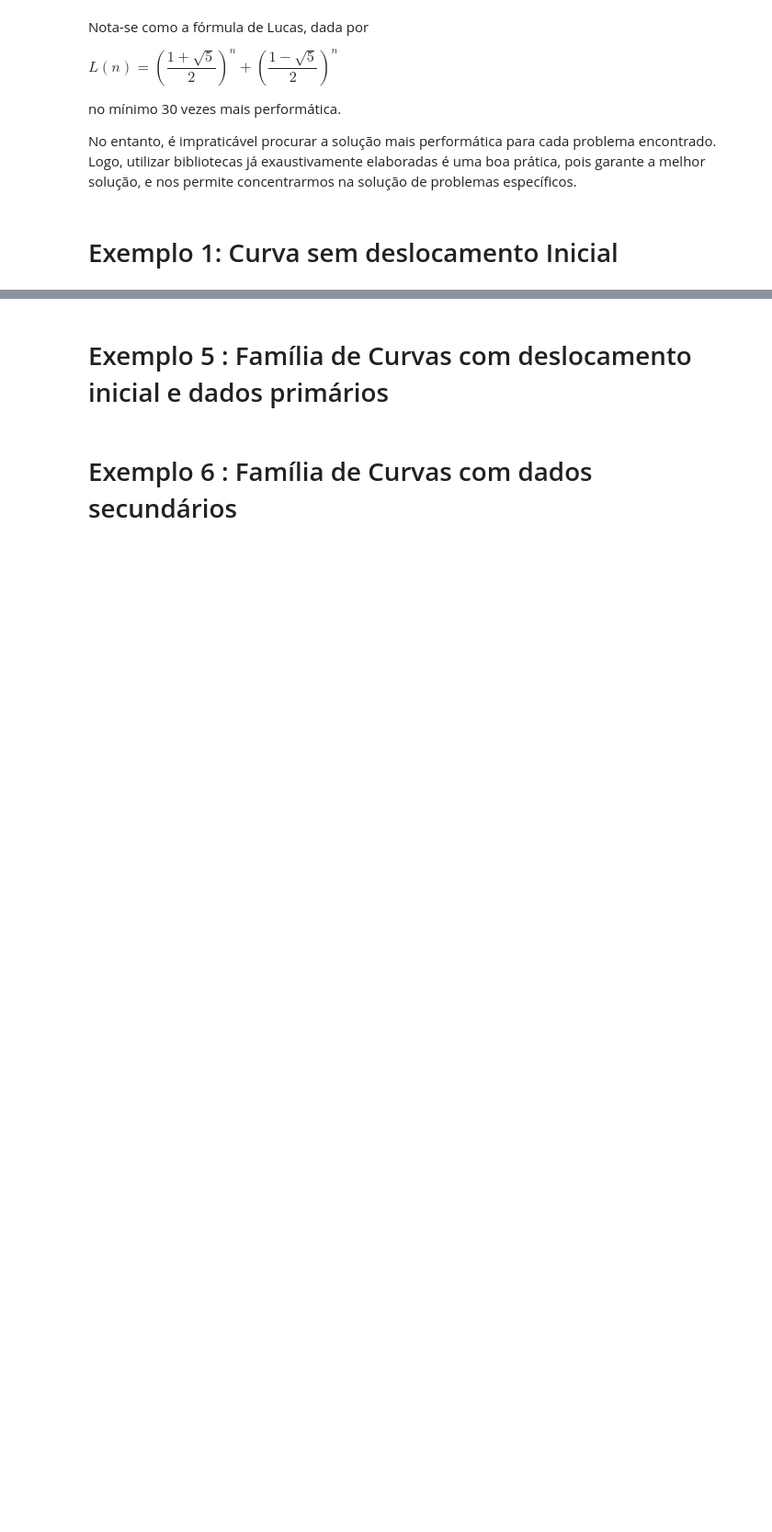
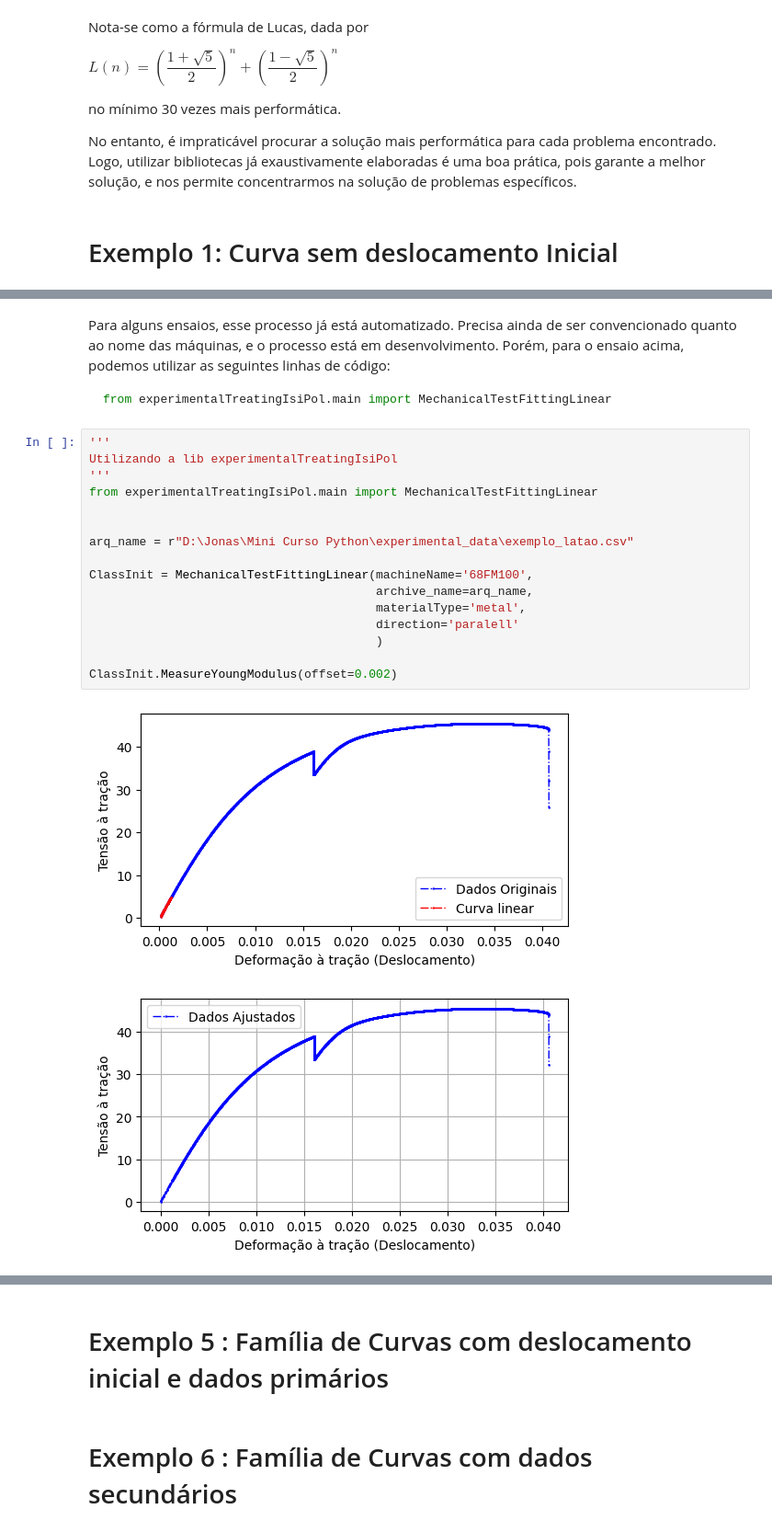
Before and after one commit to jonastieppo/Mini-Curso-Python, a Jupyter notebook: course.ipynb, the cells around one changed output, grey strips where cells are left out. Shown at 92% size. Drawn from its saved outputs; the diff is of its cells as text; blank space fills up the shorter version.

````diff
--- a/course.ipynb
+++ b/course.ipynb
@@ -67,0 +124,25 @@ from experimentalTreatingIsiPol.main import ReadExperimentalData
+# %% [markdown]
+Para alguns ensaios, esse processo já está automatizado. Precisa ainda de ser convencionado quanto ao nome das máquinas, e o processo está em desenvolvimento. Porém, para o ensaio acima, podemos utilizar as seguintes linhas de código:
+
+```python
+from experimentalTreatingIsiPol.main import MechanicalTestFittingLinear
+```
+# %%
+'''
+Utilizando a lib experimentalTreatingIsiPol
+'''
+from experimentalTreatingIsiPol.main import MechanicalTestFittingLinear
+
+
+arq_name = r"D:\Jonas\Mini Curso Python\experimental_data\exemplo_latao.csv"
+
+ClassInit = MechanicalTestFittingLinear(machineName='68FM100',
+                                        archive_name=arq_name,
+                                        materialType='metal',
+                                        direction='paralell'
+                                        )
+
+ClassInit.MeasureYoungModulus(offset=0.002)
+# %% [output]
+[figure, added]
+[figure, added]
````
Also changed, not shown: parts of 20 cells of this notebook, 19 other files.
